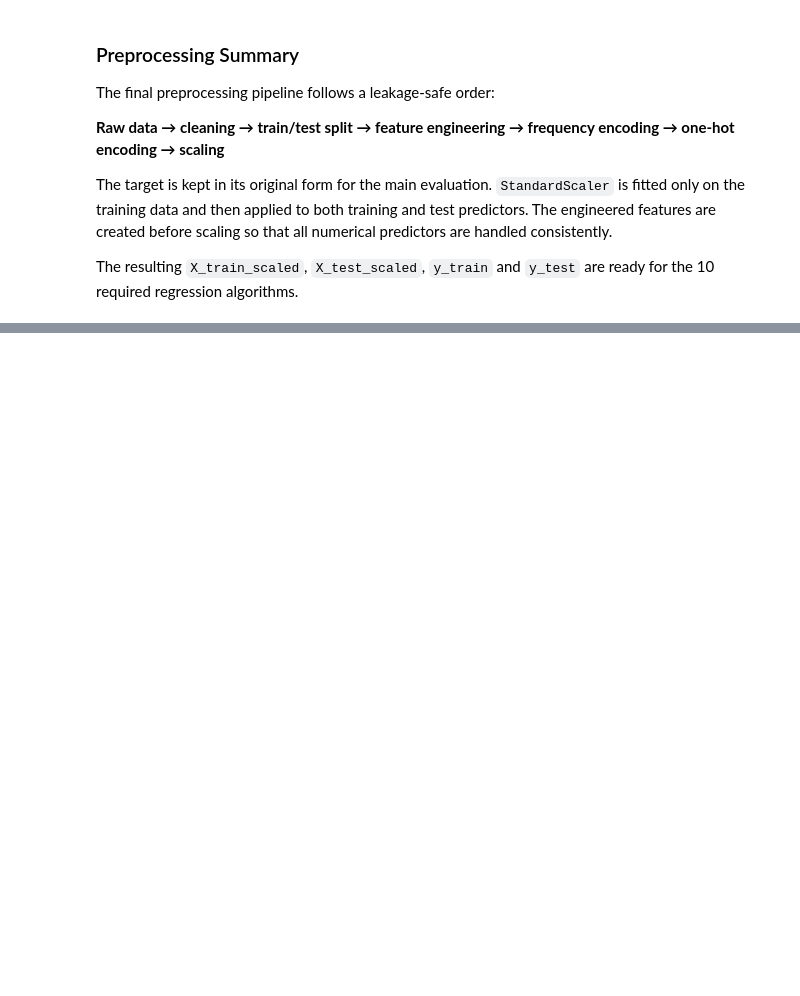
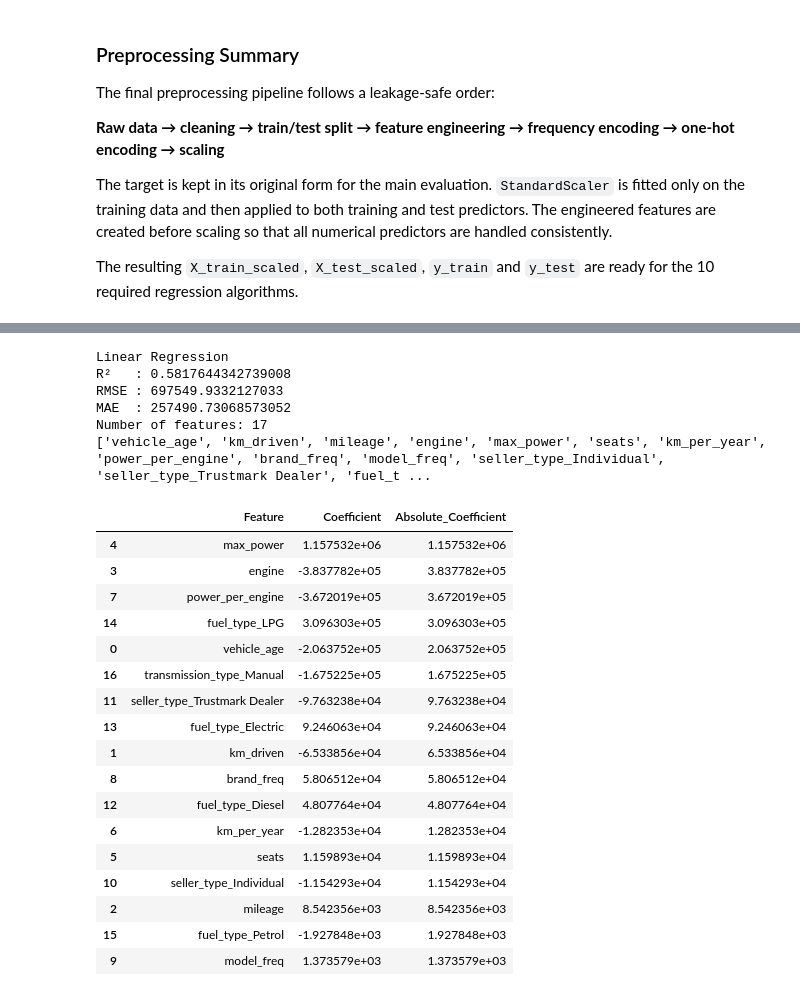
Before and after one commit to ML-Capstone-Review/ML-Capstone-Project, a Jupyter notebook: notebooks/Regression.ipynb, the cells around one changed output, grey strips where cells are left out. Cells and saved outputs as stored; diff of their text form; code cells hidden in the pictures; blank space fills up the shorter version.

Commit message:
Implemented first five regression algorithms

```diff
--- a/notebooks/Regression.ipynb
+++ b/notebooks/Regression.ipynb
@@ -678,0 +687,65 @@ The resulting `X_train_scaled`, `X_test_scaled`, `y_train` and `y_test` are read
+# %%
+from sklearn.linear_model import LinearRegression
+from sklearn.metrics import r2_score, mean_squared_error, mean_absolute_error
+import numpy as np
+
+linear_model = LinearRegression()
+
+linear_model.fit(X_train_scaled, y_train)
+
+y_pred_linear = linear_model.predict(X_test_scaled)
+
+r2_linear = r2_score(y_test, y_pred_linear)
+rmse_linear = np.sqrt(mean_squared_error(y_test, y_pred_linear))
+mae_linear = mean_absolute_error(y_test, y_pred_linear)
+
+print("Linear Regression")
+print("R²   :", r2_linear)
+print("RMSE :", rmse_linear)
+print("MAE  :", mae_linear)
+
+feature_names = X_train_scaled.columns.tolist()
+
+print("Number of features:", len(feature_names))
+print(feature_names)
+
+linear_coefficients = pd.DataFrame({
+    "Feature": feature_names,
+    "Coefficient": linear_model.coef_
+})
+
+linear_coefficients["Absolute_Coefficient"] = (
+    linear_coefficients["Coefficient"].abs()
+)
+
+linear_coefficients = linear_coefficients.sort_values(
+    "Absolute_Coefficient",
+    ascending=False
+)
+
+linear_coefficients
+# %% [output]
+Linear Regression
+R²   : 0.5817644342739008
+RMSE : 697549.9332127033
+MAE  : 257490.73068573052
+Number of features: 17
+['vehicle_age', 'km_driven', 'mileage', 'engine', 'max_power', 'seats', 'km_per_year', 'power_per_engine', 'brand_freq', 'model_freq', 'seller_type_Individual', 'seller_type_Trustmark Dealer', 'fuel_t ...
+|  | Feature | Coefficient | Absolute_Coefficient |
+| 4 | max_power | 1.157532e+06 | 1.157532e+06 |
+| 3 | engine | -3.837782e+05 | 3.837782e+05 |
+| 7 | power_per_engine | -3.672019e+05 | 3.672019e+05 |
+| 14 | fuel_type_LPG | 3.096303e+05 | 3.096303e+05 |
+| 0 | vehicle_age | -2.063752e+05 | 2.063752e+05 |
+| 16 | transmission_type_Manual | -1.675225e+05 | 1.675225e+05 |
+| 11 | seller_type_Trustmark Dealer | -9.763238e+04 | 9.763238e+04 |
+| 13 | fuel_type_Electric | 9.246063e+04 | 9.246063e+04 |
+| 1 | km_driven | -6.533856e+04 | 6.533856e+04 |
+| 8 | brand_freq | 5.806512e+04 | 5.806512e+04 |
+| 12 | fuel_type_Diesel | 4.807764e+04 | 4.807764e+04 |
+| 6 | km_per_year | -1.282353e+04 | 1.282353e+04 |
+| 5 | seats | 1.159893e+04 | 1.159893e+04 |
+| 10 | seller_type_Individual | -1.154293e+04 | 1.154293e+04 |
+| 2 | mileage | 8.542356e+03 | 8.542356e+03 |
+| 15 | fuel_type_Petrol | -1.927848e+03 | 1.927848e+03 |
+| 9 | model_freq | 1.373579e+03 | 1.373579e+03 |
```
Also changed, not shown: parts of 13 cells of this notebook.
